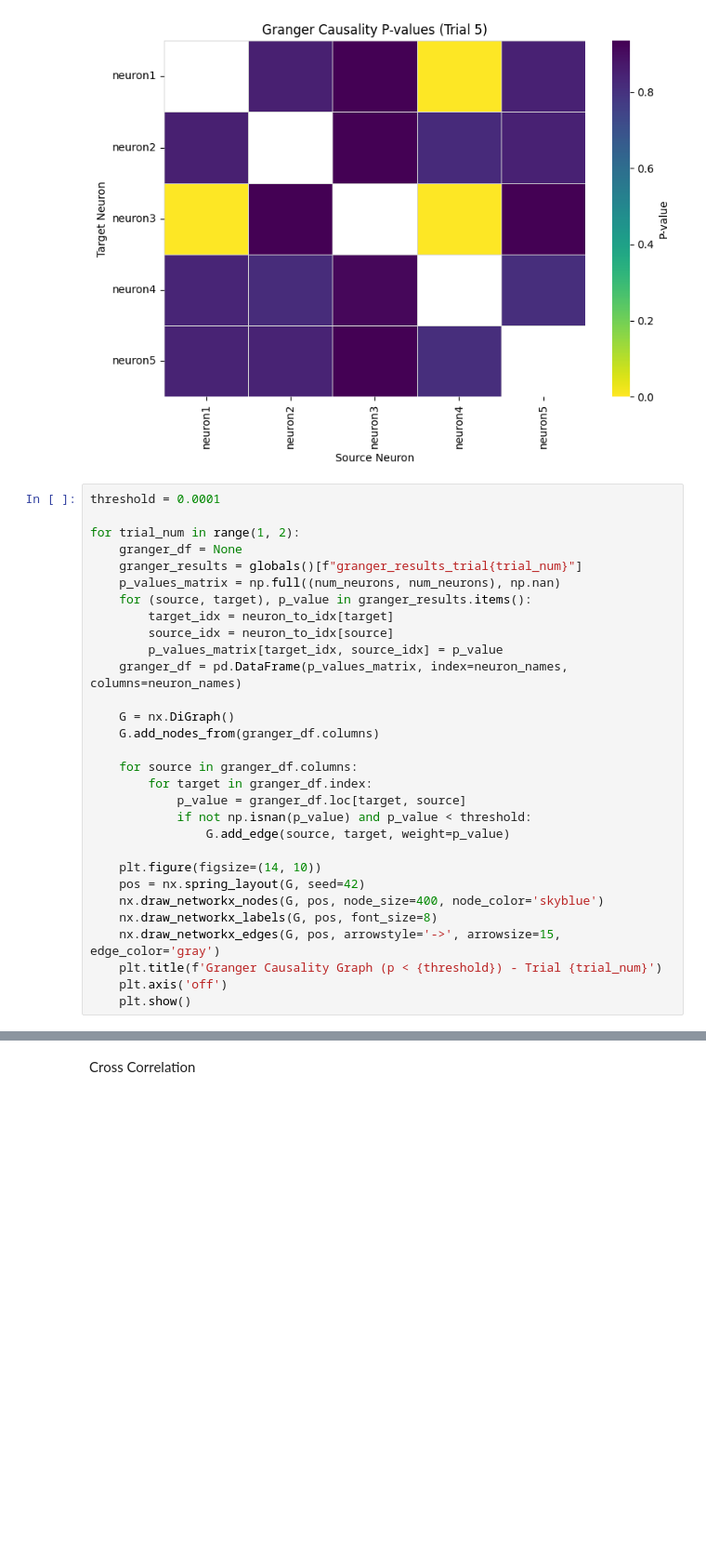
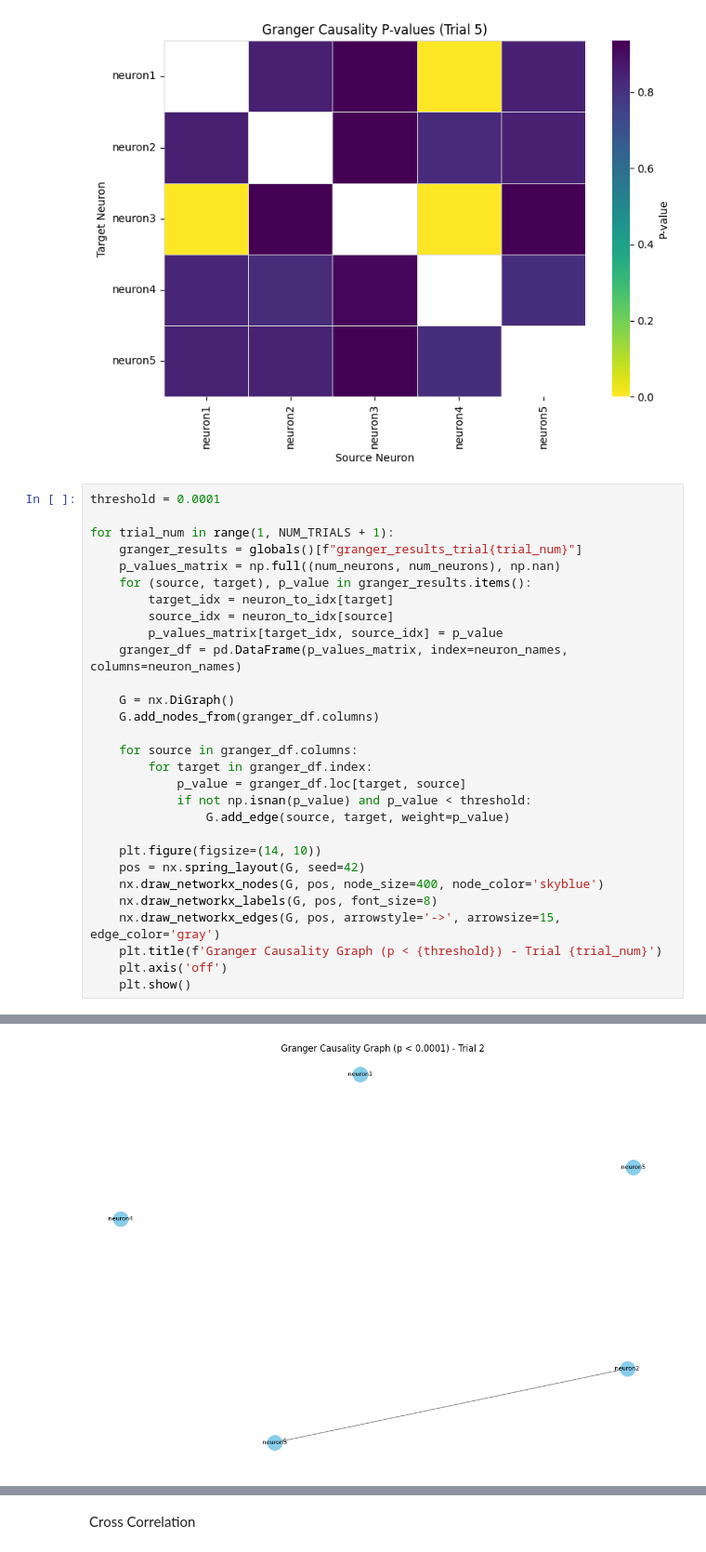
Before and after one commit to Nerfworm/IFneuron-model, a Jupyter notebook: data_playground_3.ipynb, the cells around one changed output, grey strips where cells are left out. Shown at 93% size. Cells and saved outputs as stored; diff of their text form; blank space fills up the shorter version.

```diff
--- a/data_playground_3.ipynb
+++ b/data_playground_3.ipynb
@@ -502,32 +502,32 @@ parameter F test:         F=0.0591  , p=0.9977  , df_denom=2984, df_num=5
 # %%
 threshold = 0.0001
 
-for trial_num in range(1, 2):
-    granger_df = None
+for trial_num in range(1, NUM_TRIALS + 1):
     granger_results = globals()[f"granger_results_trial{trial_num}"]
     p_values_matrix = np.full((num_neurons, num_neurons), np.nan)
     for (source, target), p_value in granger_results.items():
         target_idx = neuron_to_idx[target]
         source_idx = neuron_to_idx[source]
         p_values_matrix[target_idx, source_idx] = p_value
     granger_df = pd.DataFrame(p_values_matrix, index=neuron_names, columns=neuron_names)
 
     G = nx.DiGraph()
     G.add_nodes_from(granger_df.columns)
 
     for source in granger_df.columns:
         for target in granger_df.index:
             p_value = granger_df.loc[target, source]
             if not np.isnan(p_value) and p_value < threshold:
                 G.add_edge(source, target, weight=p_value)
 
     plt.figure(figsize=(14, 10))
     pos = nx.spring_layout(G, seed=42)
     nx.draw_networkx_nodes(G, pos, node_size=400, node_color='skyblue')
     nx.draw_networkx_labels(G, pos, font_size=8)
     nx.draw_networkx_edges(G, pos, arrowstyle='->', arrowsize=15, edge_color='gray')
     plt.title(f'Granger Causality Graph (p < {threshold}) - Trial {trial_num}')
     plt.axis('off')
     plt.show()
 # %% [output]
 [figure]
+[figure, added]
```
Also changed, not shown: parts of 2 cells of this notebook.
